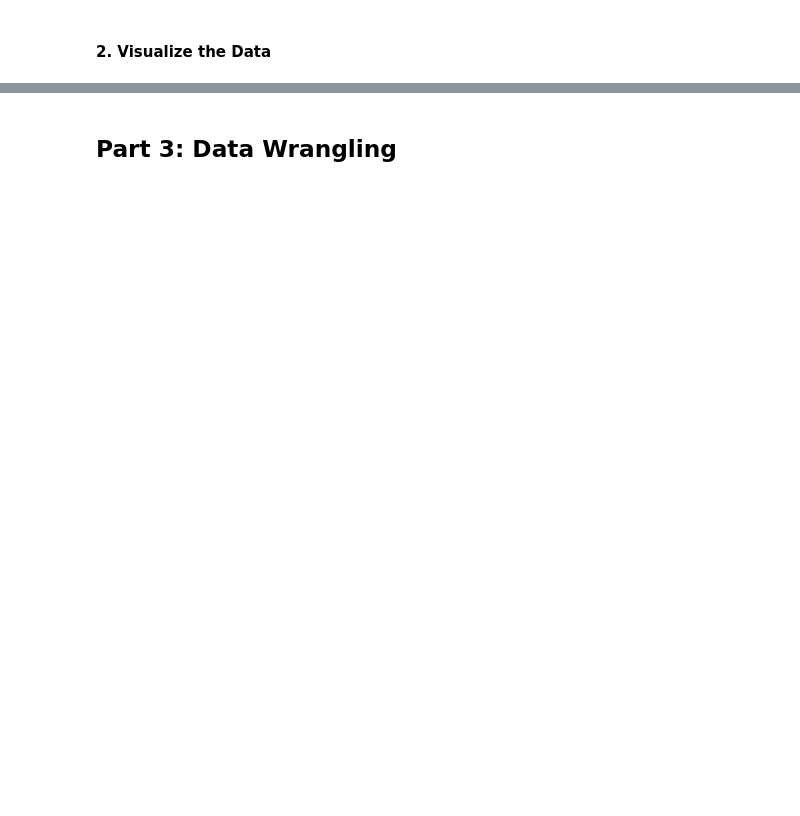
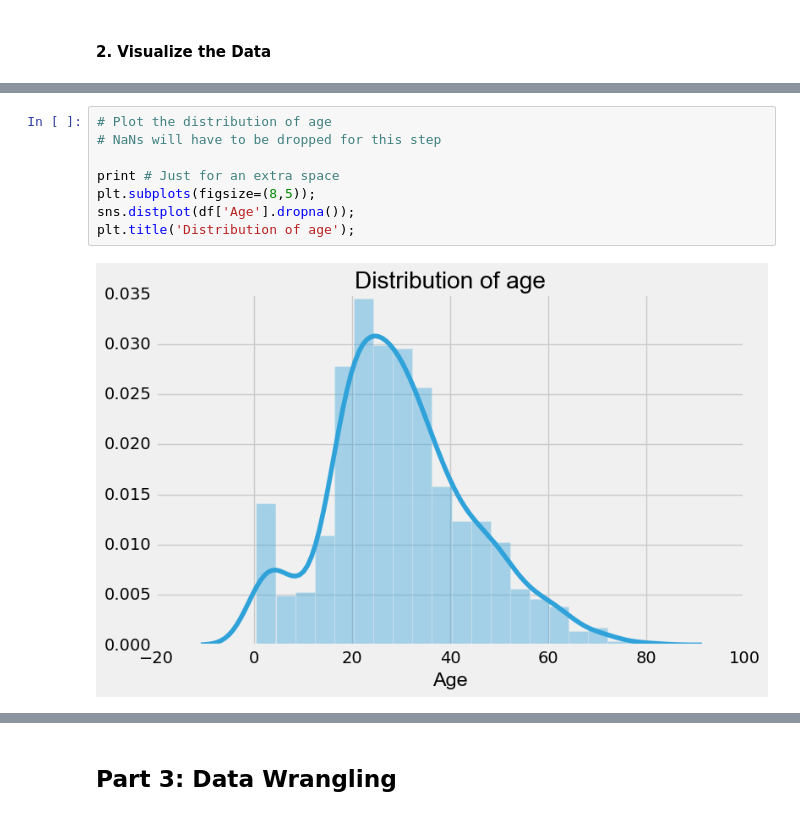
Before and after one commit to spockl/ga-dsi-1, a Jupyter notebook: projects/projects-weekly/project-05/code/starter-code/project-5-jocelyn-ong.ipynb, the cells around one changed output, grey strips where cells are left out. Cells and saved outputs as stored; diff of their text form; blank space fills up the shorter version.

```diff
--- a/projects/projects-weekly/project-05/code/starter-code/project-5-jocelyn-ong.ipynb
+++ b/projects/projects-weekly/project-05/code/starter-code/project-5-jocelyn-ong.ipynb
@@ -31,0 +246,10 @@ password: gastudents
+# %%
+# Plot the distribution of age
+# NaNs will have to be dropped for this step
+
+print # Just for an extra space
+plt.subplots(figsize=(8,5));
+sns.distplot(df['Age'].dropna());
+plt.title('Distribution of age');
+# %% [output]
+[figure, added]
```
Also changed, not shown: parts of 49 cells of this notebook, 2 other files.
